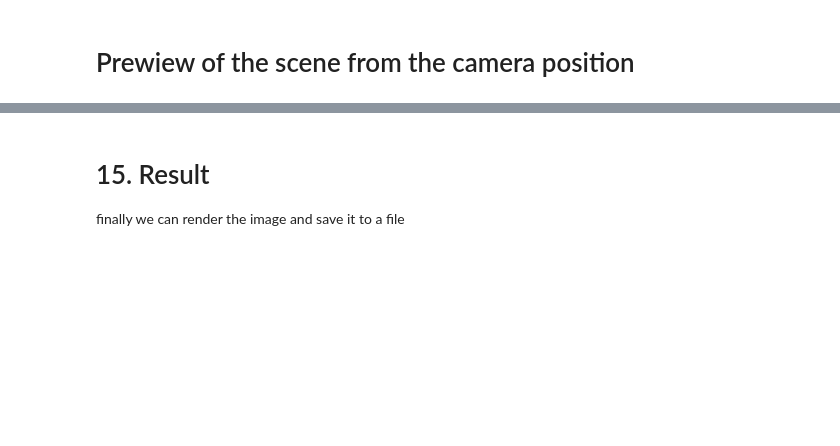
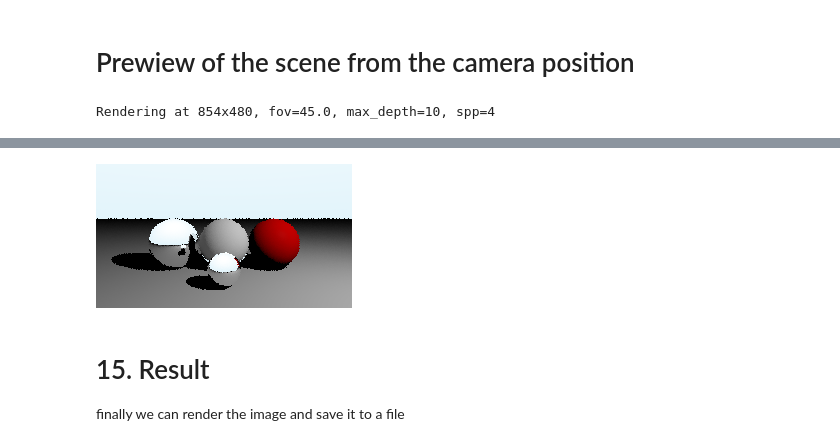
Before and after one commit to HonzaSik/educational-ray-tracer, a Jupyter notebook: notebooks/ray-tracer.ipynb, the cells around one changed output, grey strips where cells are left out. Cells and saved outputs as stored; diff of their text form; code cells hidden in the pictures; blank space fills up the shorter version.

```diff
--- a/notebooks/ray-tracer.ipynb
+++ b/notebooks/ray-tracer.ipynb
@@ -1122,6 +1116,8 @@ p_px, p_w, p_h = render(res=Resolution.R144p, fov=fov, world=world_to_render,
                       max_depth=max_depth, samples_per_pixel=1)
 
 write_ppm("./images/preview.ppm", p_px, p_w, p_h)
-convert_ppm_to_png("../images/preview.ppm", "./images/preview.png")
+convert_ppm_to_png("./images/preview.ppm", "./images/preview.png")
 print(f"Preview render took {time.time() - start_time:.2f} seconds")
 display(Image(filename="./images/preview.png"))
+# %% [output]
+Rendering at 854x480, fov=45.0, max_depth=10, spp=4
@@ -1128,3 +1125,4 @@ display(Image(filename="./images/preview.png"))
+[figure, added]
 # %% [markdown]
 # 15. Result
 finally we can render the image and save it to a file
```
Also changed, not shown: parts of 4 cells of this notebook, 16 other files.
